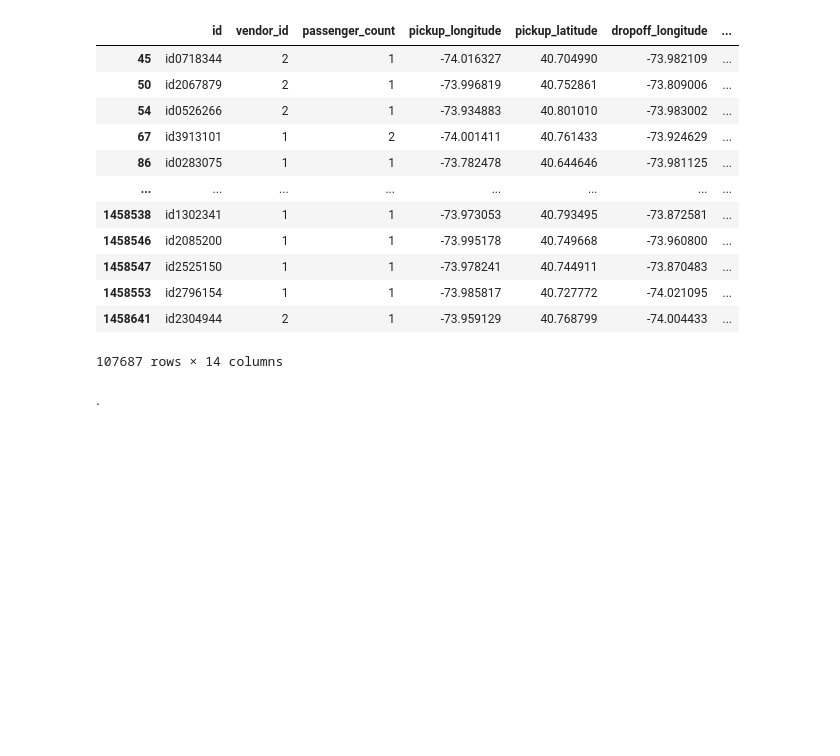
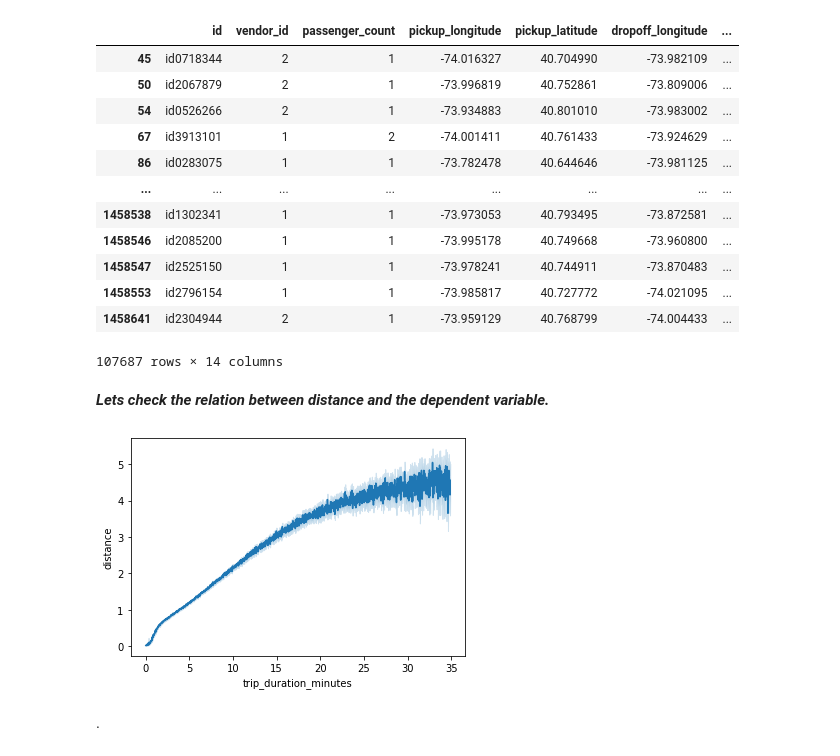
Before and after one commit to anishjohnson/NYC_Taxi_Trip_Time_Prediction, a Jupyter notebook: NYC_Taxi_TripDuration_Prediction.ipynb, the cells around one changed output. Saved outputs shown, nothing was run; the diff lists cells and outputs as text; code cells hidden in the pictures; blank space fills up the shorter version.

```diff
--- a/NYC_Taxi_TripDuration_Prediction.ipynb
+++ b/NYC_Taxi_TripDuration_Prediction.ipynb
@@ -544,6 +539,13 @@ nyc_df[(nyc_df['distance'] < lowerbound) | (nyc_df['distance'] > upperbound)]
 107687 rows × 14 columns
 # %%
 nyc_df.drop(nyc_df[ (nyc_df['distance'] > upperbound) | (nyc_df['distance'] < lowerbound) ].index , inplace=True)
+# %% [markdown]
+***Lets check the relation between distance and the dependent variable.***
+# %%
+sns.lineplot(nyc_df['trip_duration_minutes'], nyc_df['distance'])
+plt.show()
+# %% [output]
+[figure, added]
 # %% [markdown]
 .
 # %% [markdown]
```
Also changed, not shown: parts of 79 cells of this notebook.
